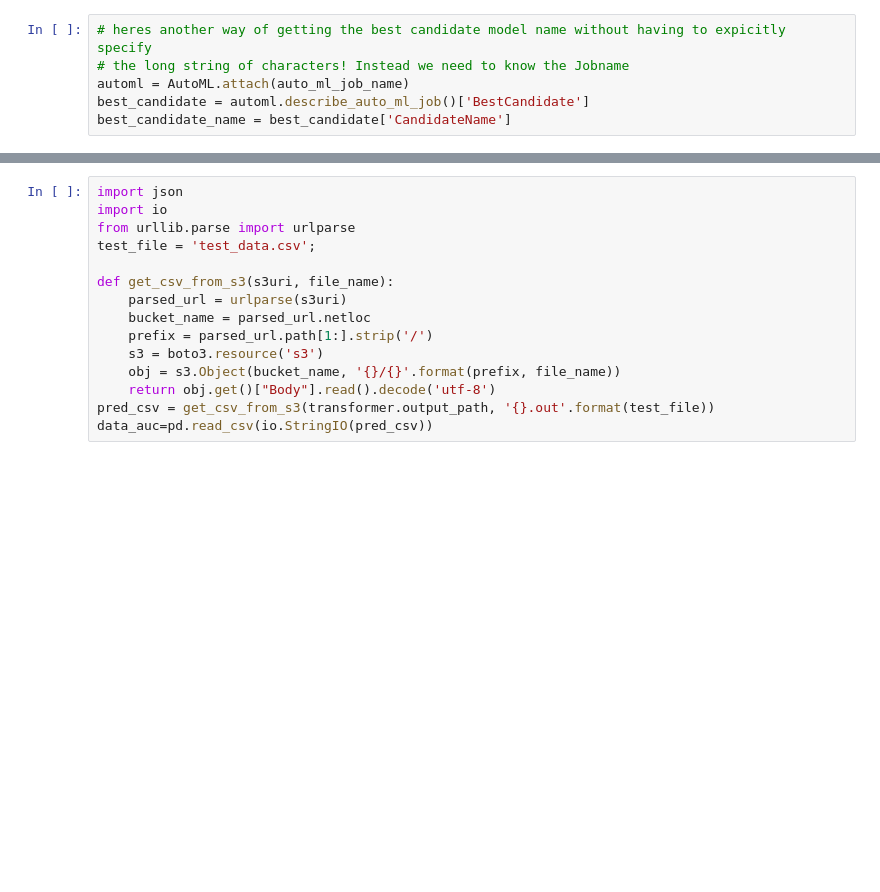
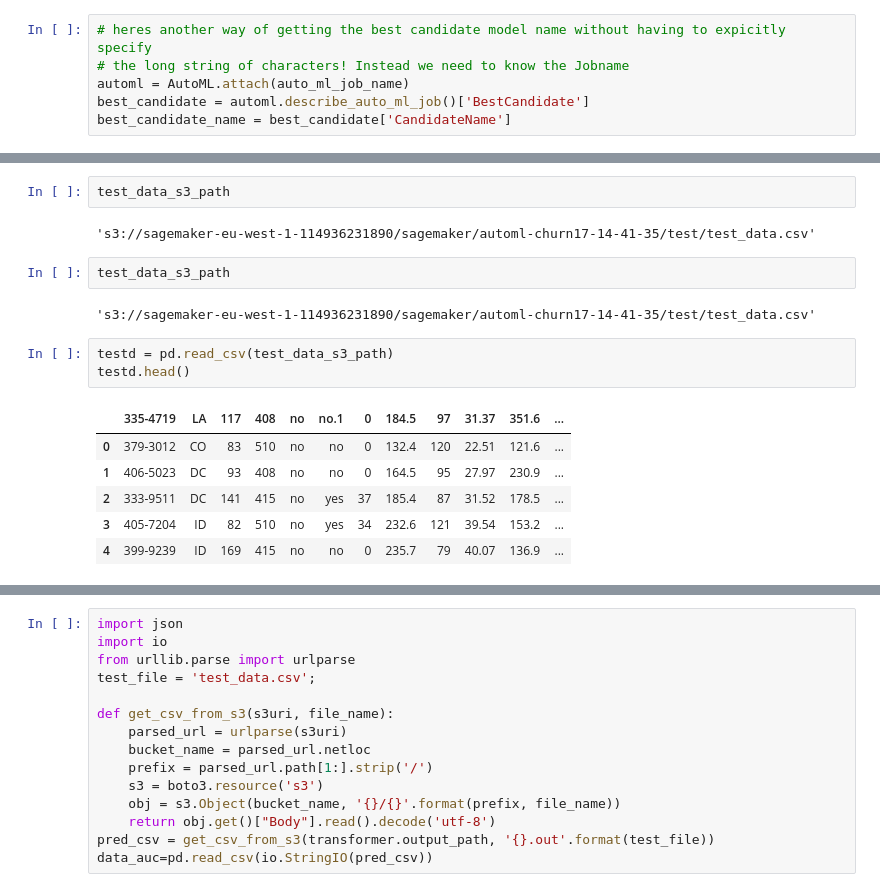
Before and after one commit to stevejgoodman/sg-sagemaker-20200429, a Jupyter notebook: churn_automl.ipynb, the cells around one changed output, grey strips where cells are left out. Drawn from its saved outputs; the diff is of its cells as text; blank space fills up the shorter version.

```diff
--- a/churn_automl.ipynb
+++ b/churn_automl.ipynb
@@ -470,3 +464,21 @@ experiment_config =  {
+# %%
+test_data_s3_path
+# %% [output]
+'s3://sagemaker-eu-west-1-114936231890/sagemaker/automl-churn17-14-41-35/test/test_data.csv'
+# %%
+test_data_s3_path
+# %% [output]
+'s3://sagemaker-eu-west-1-114936231890/sagemaker/automl-churn17-14-41-35/test/test_data.csv'
+# %%
+testd = pd.read_csv(test_data_s3_path)
+testd.head()
+# %% [output]
+|  | 335-4719 | LA | 117 | 408 | no | no.1 | 0 | 184.5 | 97 | 31.37 | 351.6 | ... |
+| 0 | 379-3012 | CO | 83 | 510 | no | no | 0 | 132.4 | 120 | 22.51 | 121.6 | ... |
+| 1 | 406-5023 | DC | 93 | 408 | no | no | 0 | 164.5 | 95 | 27.97 | 230.9 | ... |
+| 2 | 333-9511 | DC | 141 | 415 | no | yes | 37 | 185.4 | 87 | 31.52 | 178.5 | ... |
+| 3 | 405-7204 | ID | 82 | 510 | no | yes | 34 | 232.6 | 121 | 39.54 | 153.2 | ... |
+| 4 | 399-9239 | ID | 169 | 415 | no | no | 0 | 235.7 | 79 | 40.07 | 136.9 | ... |
 # %%
 output_path = s3_transform_output_path + best_candidate['CandidateName'] +'/'
 transformer=model.transformer(instance_count=1,
```
Also changed, not shown: parts of 41 cells of this notebook.
